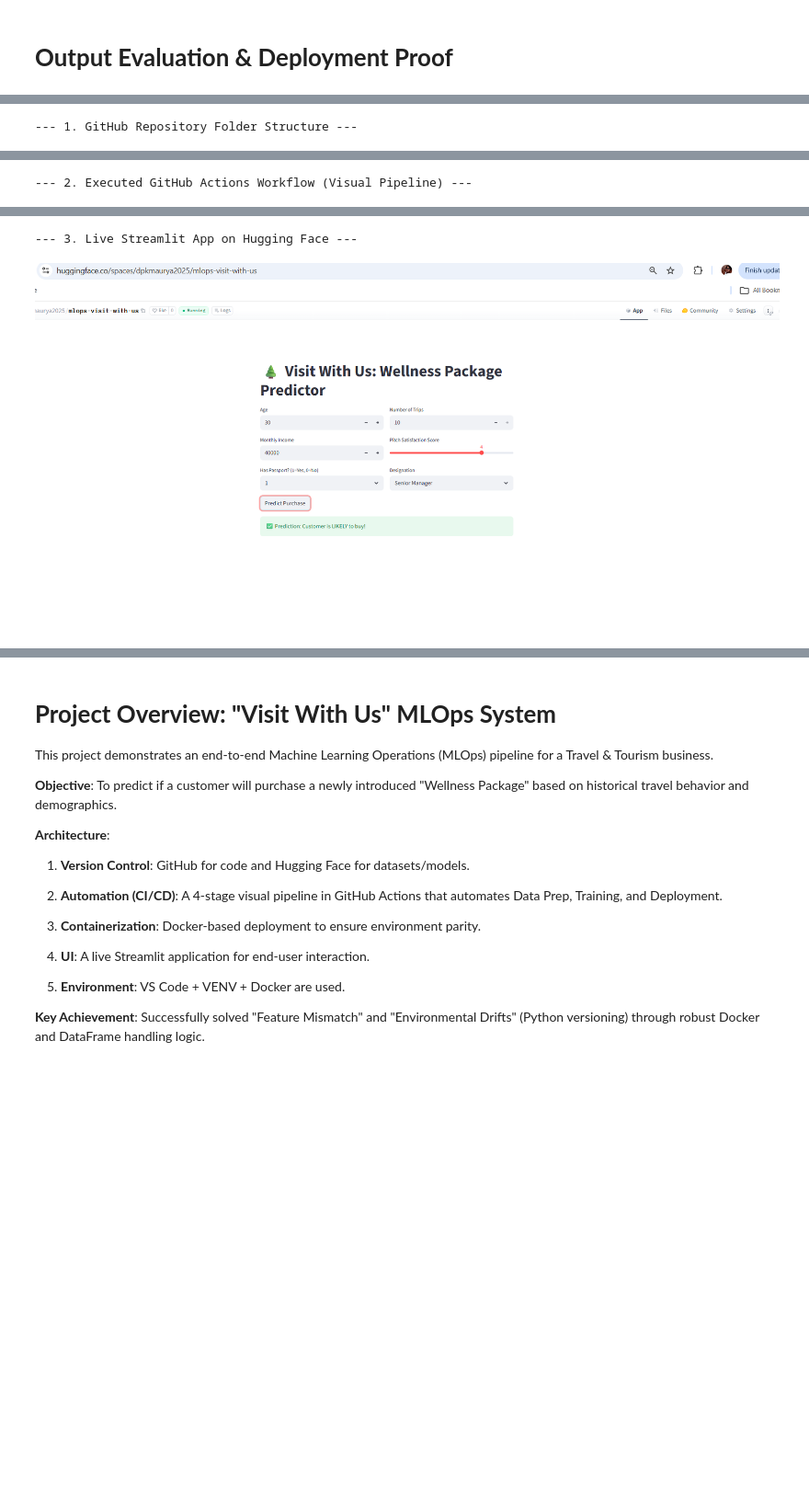
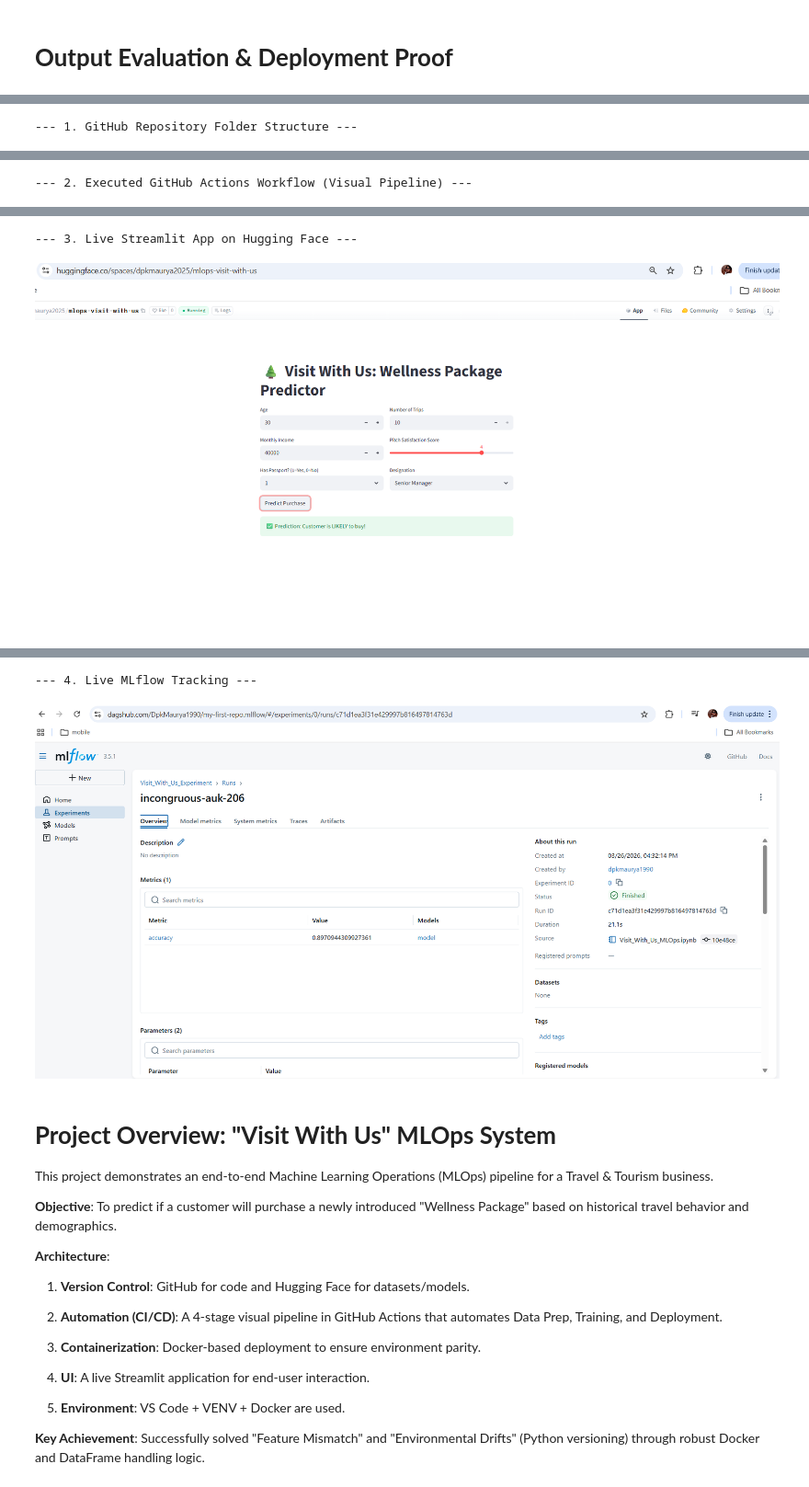
Before and after one commit to DpkMaurya1990/mlops_visit_with_us, a Jupyter notebook: Visit_With_Us_MLOps.ipynb, the cells around one changed output, grey strips where cells are left out. Shown at 92% size. Cells and saved outputs as stored; diff of their text form; code cells hidden in the pictures; blank space fills up the shorter version.

Commit message:
mlflow added

```diff
--- a/Visit_With_Us_MLOps.ipynb
+++ b/Visit_With_Us_MLOps.ipynb
@@ -693,6 +694,11 @@ display(Image(filename='workflow.png', width=900))
 display(HTML("<hr>"))
 print("--- 3. Live Streamlit App on Hugging Face ---")
 display(Image(filename='streamlit_app.png', width=900))
+
+# 4. Display MLflow Tracking Screenshot
+display(HTML("<hr>"))
+print("--- 4. Live MLflow Tracking ---")
+display(Image(filename='mlflow.png', width=900))
 # %% [output]
 --- 1. GitHub Repository Folder Structure ---
 [figure]
@@ -705,3 +712,5 @@ display(Image(filename='streamlit_app.png', width=900))
+--- 4. Live MLflow Tracking ---
+[figure, added]
 # %% [markdown]
 # **Project Overview: "Visit With Us" MLOps System**
 This project demonstrates an end-to-end Machine Learning Operations (MLOps) pipeline for a Travel & Tourism business.
```
Also changed, not shown: parts of 2 cells of this notebook, 1 other file.
